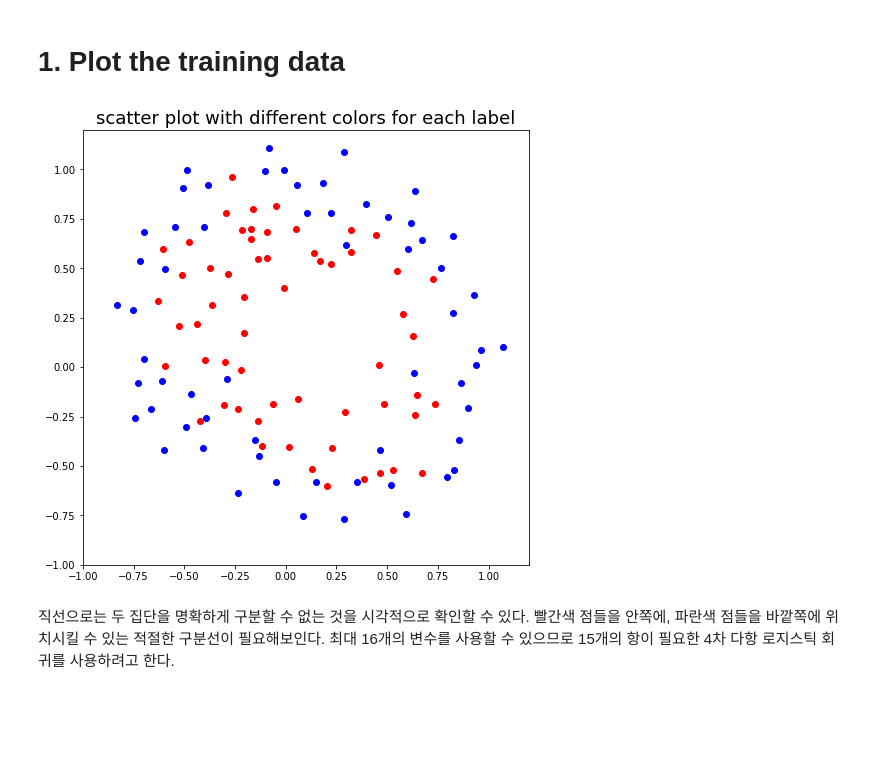
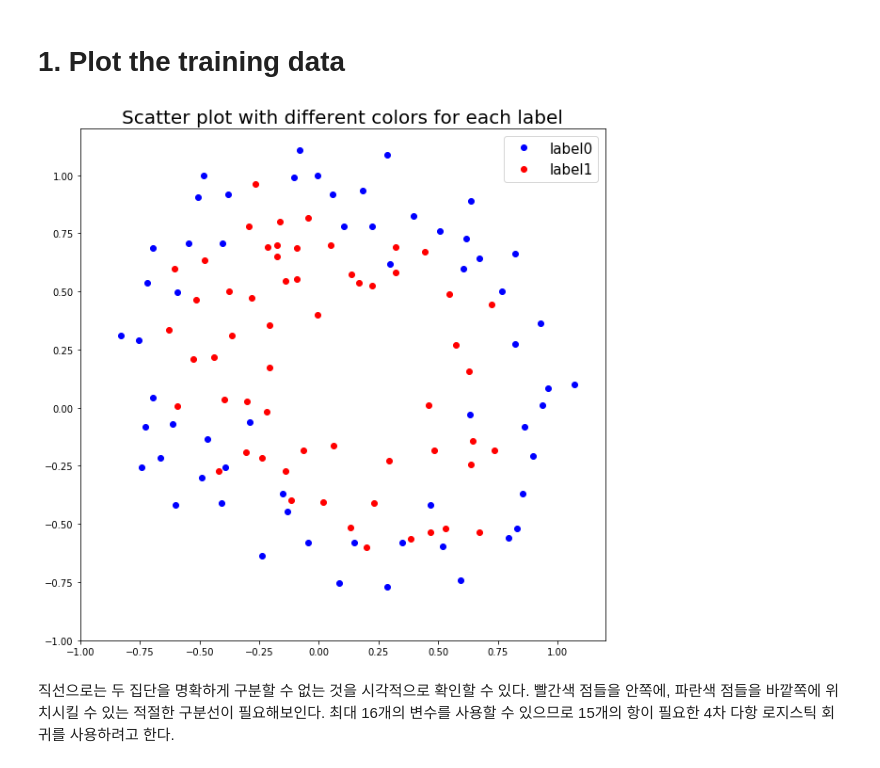
Before and after one commit to BaeHyungjun/2020-1-MachineLearning, a Jupyter notebook: 20152410_배형준_머신러닝_과제6.ipynb, the cells around one changed output. Drawn from its saved outputs; the diff is of its cells as text; code cells hidden in the pictures; blank space fills up the shorter version.

```diff
--- a/20152410_배형준_머신러닝_과제6.ipynb
+++ b/20152410_배형준_머신러닝_과제6.ipynb
@@ -30,15 +30,16 @@ Y = np.array(train['l']).reshape(-1, 1)
 # %%
 # scatter plot with different colors for each label
 
-plt.figure(figsize=(8, 8))
-plt.plot(label_0.x, label_0.y, 'bo')
-plt.plot(label_1.x, label_1.y, 'ro')
+plt.figure(figsize=(10, 10))
+plt.plot(label_0.x, label_0.y, 'bo', label='label0')
+plt.plot(label_1.x, label_1.y, 'ro', label='label1')
 plt.xlim((-1, 1.2))
 plt.ylim((-1, 1.2))
-plt.title('Scatter plot with different colors for each label', fontsize=18)
+plt.legend(loc='best', fontsize=15)
+plt.title('Scatter plot with different colors for each label', fontsize=20)
 plt.show()
 # %% [output]
-[figure, old version]
+[figure, new version]
 # %% [markdown]
 직선으로는 두 집단을 명확하게 구분할 수 없는 것을 시각적으로 확인할 수 있다. 빨간색 점들을 안쪽에, 파란색 점들을 바깥쪽에 위치시킬 수 있는 적절한 구분선이 필요해보인다. 최대 16개의 변수를 사용할 수 있으므로 15개의 항이 필요한 4차 다항 로지스틱 회귀를 사용하려고 한다.
 # %% [markdown]
```
Also changed, not shown: parts of 10 cells of this notebook.
